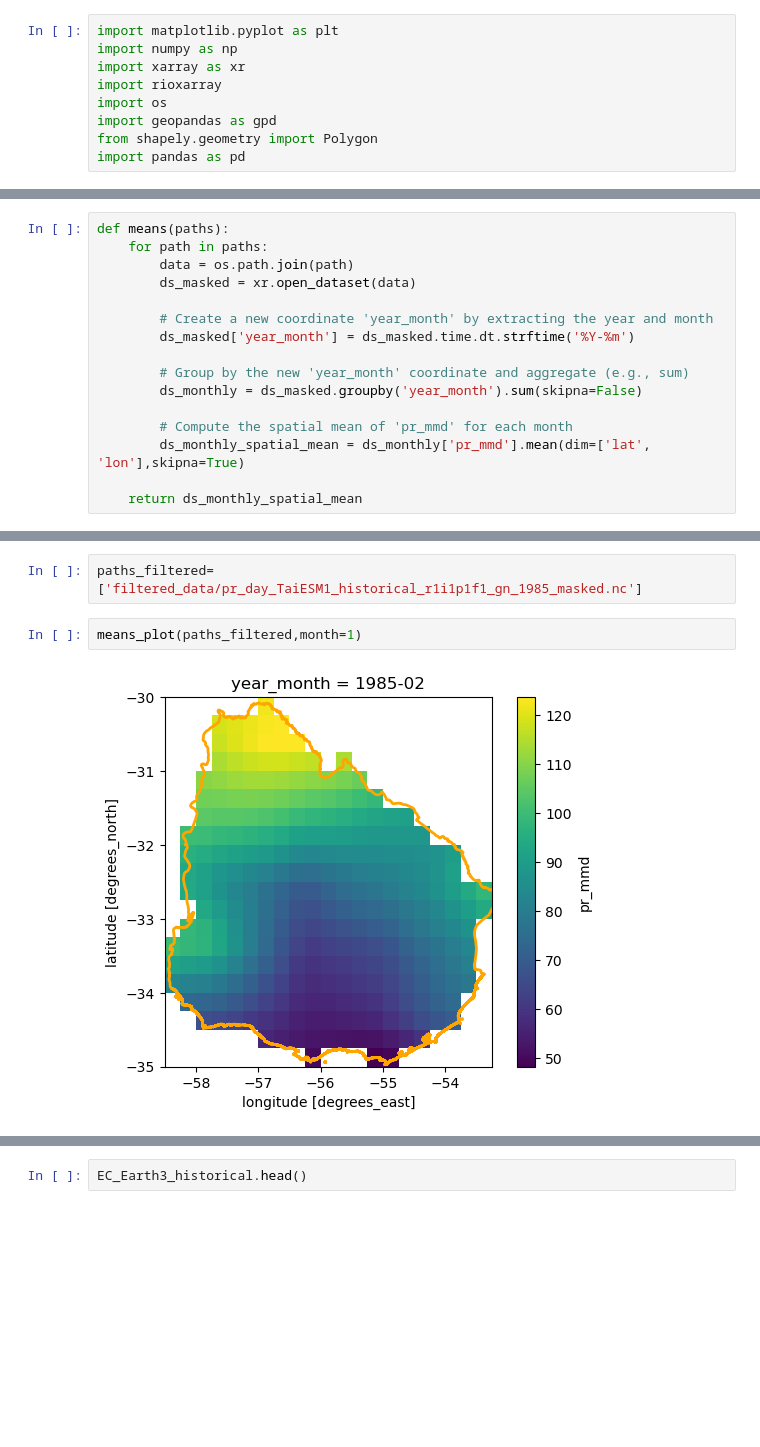
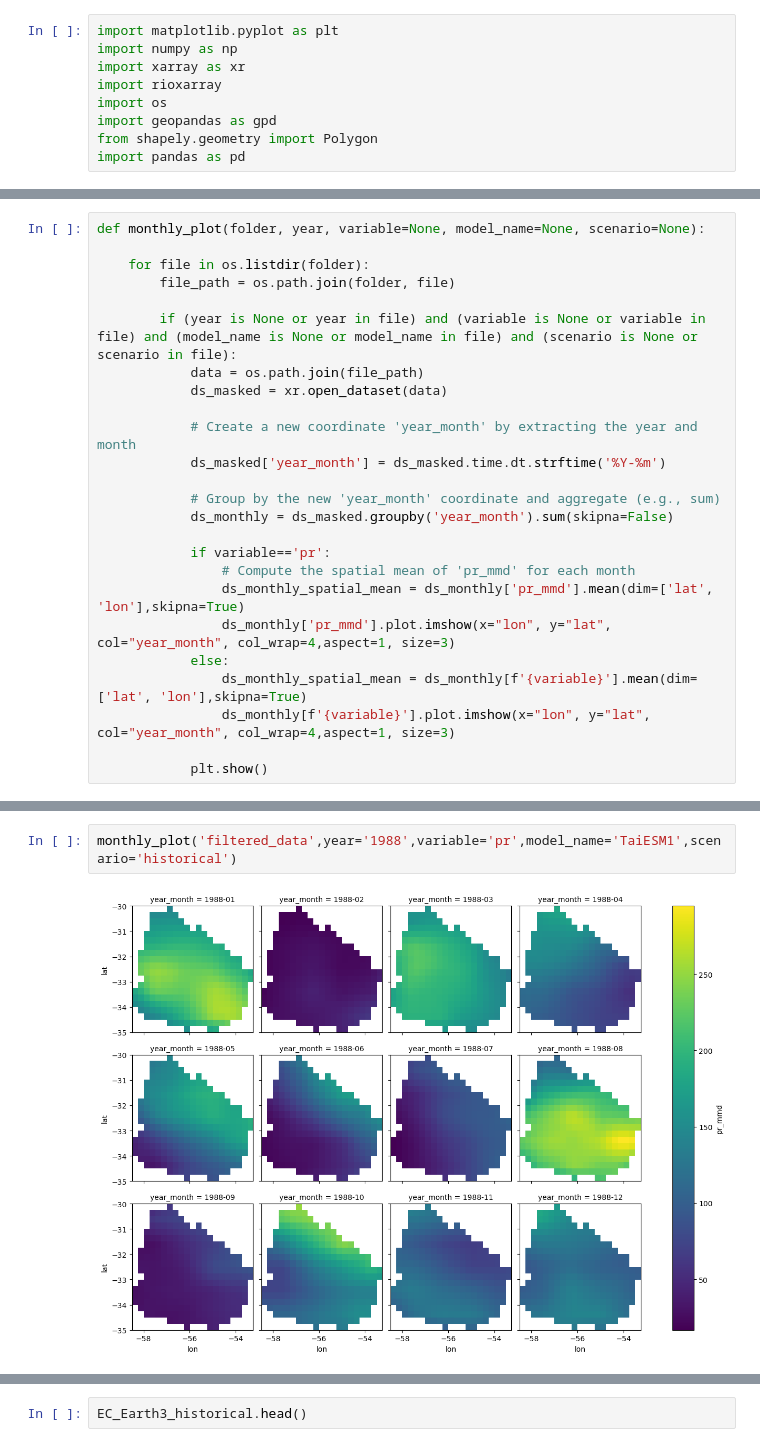
Before and after one commit to UW-GDA/uruguay_droughts, a Jupyter notebook: Functions.ipynb, the cells around one changed output, grey strips where cells are left out. Drawn from its saved outputs; the diff is of its cells as text; blank space fills up the shorter version.

```diff
--- a/Functions.ipynb
+++ b/Functions.ipynb
@@ -39,16 +48,25 @@ def filter_precip(paths,shape):
 # %%
-def means(paths):
-    for path in paths:
-        data = os.path.join(path)
-        ds_masked = xr.open_dataset(data)
+def monthly_plot(folder, year, variable=None, model_name=None, scenario=None):
 
-        # Create a new coordinate 'year_month' by extracting the year and month
-        ds_masked['year_month'] = ds_masked.time.dt.strftime('%Y-%m')
+    for file in os.listdir(folder):
+        file_path = os.path.join(folder, file)
 
-        # Group by the new 'year_month' coordinate and aggregate (e.g., sum)
-        ds_monthly = ds_masked.groupby('year_month').sum(skipna=False)
+        if (year is None or year in file) and (variable is None or variable in file) and (model_name is None or model_name in file) and (scenario is None or scenario in file):
+            data = os.path.join(file_path)
+            ds_masked = xr.open_dataset(data)
 
-        # Compute the spatial mean of 'pr_mmd' for each month
-        ds_monthly_spatial_mean = ds_monthly['pr_mmd'].mean(dim=['lat', 'lon'],skipna=True)
+            # Create a new coordinate 'year_month' by extracting the year and month
+            ds_masked['year_month'] = ds_masked.time.dt.strftime('%Y-%m')
 
-    return ds_monthly_spatial_mean
+            # Group by the new 'year_month' coordinate and aggregate (e.g., sum)
+            ds_monthly = ds_masked.groupby('year_month').sum(skipna=False)
+
+            if variable=='pr':
+                # Compute the spatial mean of 'pr_mmd' for each month
+                ds_monthly_spatial_mean = ds_monthly['pr_mmd'].mean(dim=['lat', 'lon'],skipna=True)
+                ds_monthly['pr_mmd'].plot.imshow(x="lon", y="lat", col="year_month", col_wrap=4,aspect=1, size=3)
+            else:
+                ds_monthly_spatial_mean = ds_monthly[f'{variable}'].mean(dim=['lat', 'lon'],skipna=True)
+                ds_monthly[f'{variable}'].plot.imshow(x="lon", y="lat", col="year_month", col_wrap=4,aspect=1, size=3)
+
+            plt.show()
@@ -85,6 +73,4 @@ def means_plot(paths,month):
-# %%
-paths_filtered=['filtered_data/pr_day_TaiESM1_historical_r1i1p1f1_gn_1985_masked.nc']
-# %%
-means_plot(paths_filtered,month=1)
-# %% [output]
-[figure, removed]
+# %%
+monthly_plot('filtered_data',year='1988',variable='pr',model_name='TaiESM1',scenario='historical')
+# %% [output]
+[figure, added]
```
Also changed, not shown: parts of 32 cells of this notebook.
